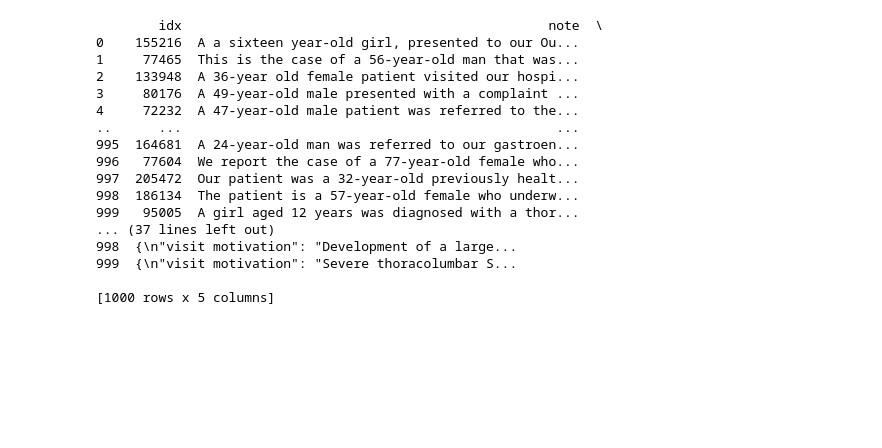
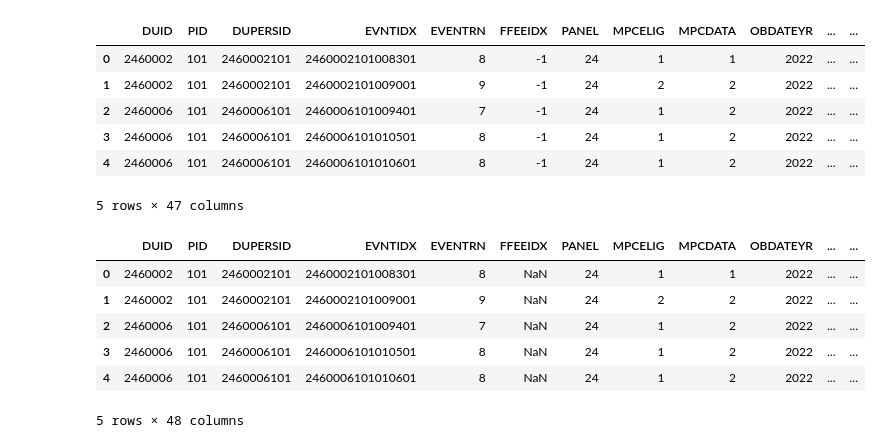
Before and after one commit to alliixx/clinical-llm-risk-predictor, a Jupyter notebook: data_processing.ipynb, the cells around one changed output. Saved outputs shown, nothing was run; the diff lists cells and outputs as text; code cells hidden in the pictures; blank space fills up the shorter version.

```diff
--- a/data_processing.ipynb
+++ b/data_processing.ipynb
@@ -21,27 +0,0 @@ Note: you may need to restart the kernel to use updated packages.
-# %%
-from datasets import load_dataset
-import pandas as pd
-
-# Load datset from Hugging Face (AGBonnet)
-dataset = load_dataset("AGBonnet/augmented-clinical-notes", split='train[:1000]')
-df = pd.DataFrame(dataset)
-
-print(df)
-# %% [output]
-        idx                                               note  \
-0    155216  A a sixteen year-old girl, presented to our Ou...
-1     77465  This is the case of a 56-year-old man that was...
-2    133948  A 36-year old female patient visited our hospi...
-3     80176  A 49-year-old male presented with a complaint ...
-4     72232  A 47-year-old male patient was referred to the...
-..      ...                                                ...
-995  164681  A 24-year-old man was referred to our gastroen...
-996   77604  We report the case of a 77-year-old female who...
-997  205472  Our patient was a 32-year-old previously healt...
-998  186134  The patient is a 57-year-old female who underw...
-999   95005  A girl aged 12 years was diagnosed with a thor...
-... (37 lines left out)
-998  {\n"visit motivation": "Development of a large...
-999  {\n"visit motivation": "Severe thoracolumbar S...
-
-[1000 rows x 5 columns]
@@ -57,0 +1,43 @@ df['outcome'] = df['note'].apply(keyword_label)
+# %%
+import pandas as pd
+import numpy as np
+
+df_visits = pd.read_excel("h239g.xlsx", sheet_name=0)
+df_people = pd.read_excel('h243.xlsx')
+df_people = df_people[['DUPERSID', 'INSURC22']]
+df = df_visits.merge(df_people, on='DUPERSID', how='left')
+df.head()
+# %% [output]
+|  | DUID | PID | DUPERSID | EVNTIDX | EVENTRN | FFEEIDX | PANEL | MPCELIG | MPCDATA | OBDATEYR | ... | ... |
+| 0 | 2460002 | 101 | 2460002101 | 2460002101008301 | 8 | -1 | 24 | 1 | 1 | 2022 | ... | ... |
+| 1 | 2460002 | 101 | 2460002101 | 2460002101009001 | 9 | -1 | 24 | 2 | 2 | 2022 | ... | ... |
+| 2 | 2460006 | 101 | 2460006101 | 2460006101009401 | 7 | -1 | 24 | 1 | 2 | 2022 | ... | ... |
+| 3 | 2460006 | 101 | 2460006101 | 2460006101010501 | 8 | -1 | 24 | 1 | 2 | 2022 | ... | ... |
+| 4 | 2460006 | 101 | 2460006101 | 2460006101010601 | 8 | -1 | 24 | 1 | 2 | 2022 | ... | ... |
+5 rows × 47 columns
+# %%
+MEPS_NA = [-1, -7, -8, -15, 95]
+df.replace(MEPS_NA, np.nan, inplace=True)
+
+insurance_map = {
+    1: '<65 Any Private',
+    2: '<65 Public Only',
+    3: '<65 Uninsured',
+    4: '65+ Medicare Only',
+    5: '65+ Medicare + Private',
+    6: '65+ Medicare + Other Public',
+    7: '65+ Uninsured',
+    8: '65+ No Medicare but Public/Private'
+}
+
+df['INSURANCE'] = df['INSURC22'].map(insurance_map)
+
+df.head()
+# %% [output]
+|  | DUID | PID | DUPERSID | EVNTIDX | EVENTRN | FFEEIDX | PANEL | MPCELIG | MPCDATA | OBDATEYR | ... | ... |
+| 0 | 2460002 | 101 | 2460002101 | 2460002101008301 | 8 | NaN | 24 | 1 | 1 | 2022 | ... | ... |
+| 1 | 2460002 | 101 | 2460002101 | 2460002101009001 | 9 | NaN | 24 | 2 | 2 | 2022 | ... | ... |
+| 2 | 2460006 | 101 | 2460006101 | 2460006101009401 | 7 | NaN | 24 | 1 | 2 | 2022 | ... | ... |
+| 3 | 2460006 | 101 | 2460006101 | 2460006101010501 | 8 | NaN | 24 | 1 | 2 | 2022 | ... | ... |
+| 4 | 2460006 | 101 | 2460006101 | 2460006101010601 | 8 | NaN | 24 | 1 | 2 | 2022 | ... | ... |
+5 rows × 48 columns
```
Also changed, not shown: parts of 8 cells of this notebook.
